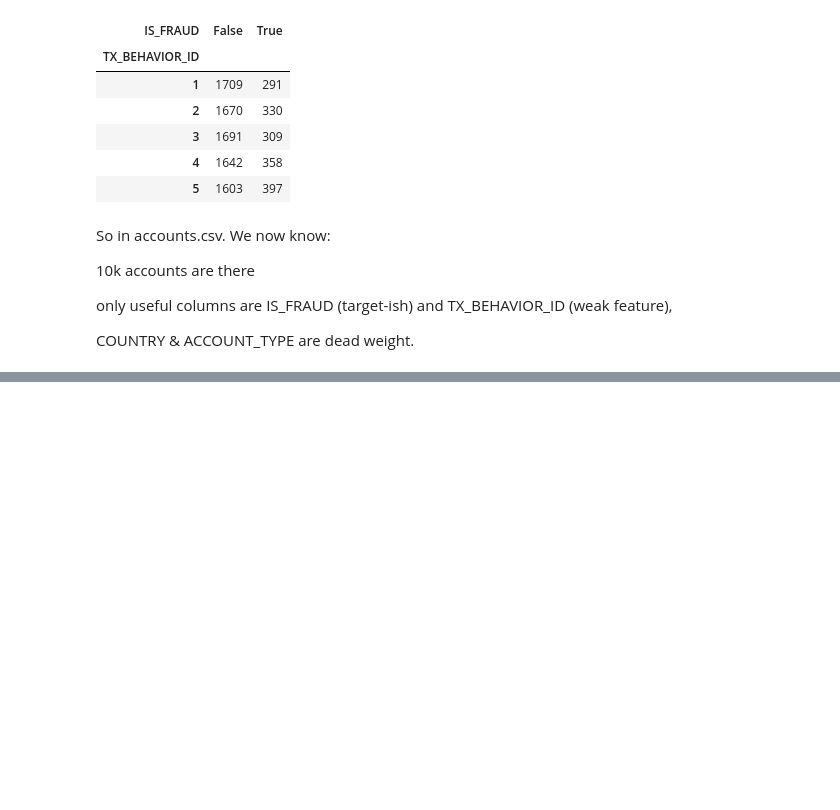
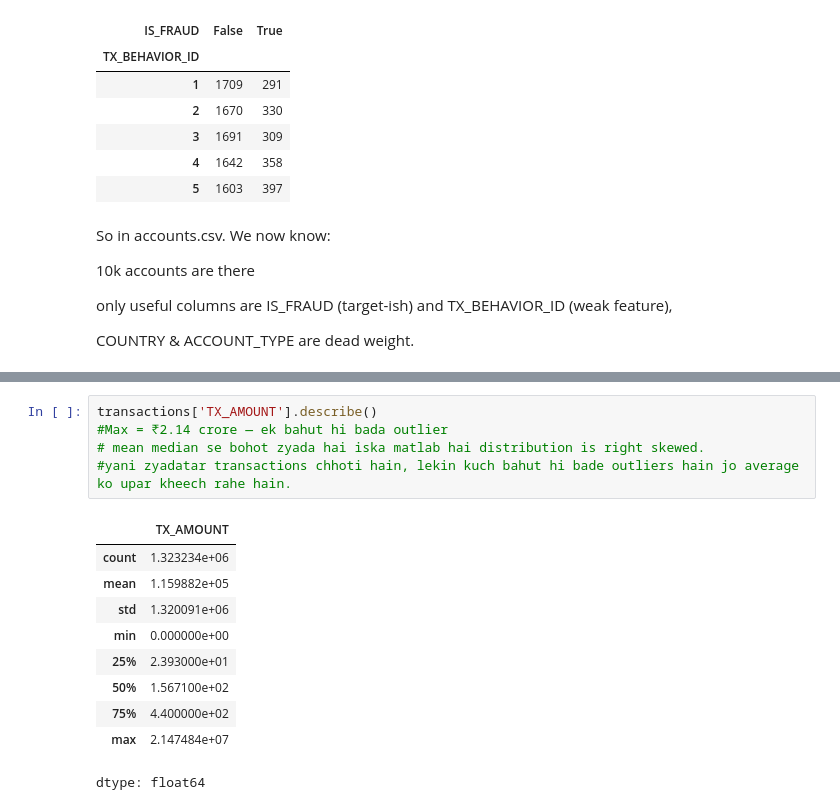
Before and after one commit to Roopanshi-Marwaha/Fraud_Ring_Detection, a Jupyter notebook: Fraud_Ring_Detection.ipynb, the cells around one changed output, grey strips where cells are left out. Cells and saved outputs as stored; diff of their text form; blank space fills up the shorter version.

```diff
--- a/Fraud_Ring_Detection.ipynb
+++ b/Fraud_Ring_Detection.ipynb
@@ -99,0 +165,16 @@ COUNTRY & ACCOUNT_TYPE are dead weight.
+# %%
+transactions['TX_AMOUNT'].describe()
+#Max = ₹2.14 crore — ek bahut hi bada outlier
+# mean median se bohot zyada hai iska matlab hai distribution is right skewed.
+#yani zyadatar transactions chhoti hain, lekin kuch bahut hi bade outliers hain jo average ko upar kheech rahe hain.
+# %% [output]
+|  | TX_AMOUNT |
+| count | 1.323234e+06 |
+| mean | 1.159882e+05 |
+| std | 1.320091e+06 |
+| min | 0.000000e+00 |
+| 25% | 2.393000e+01 |
+| 50% | 1.567100e+02 |
+| 75% | 4.400000e+02 |
+| max | 2.147484e+07 |
+dtype: float64
```
Also changed, not shown: parts of 7 cells of this notebook.
